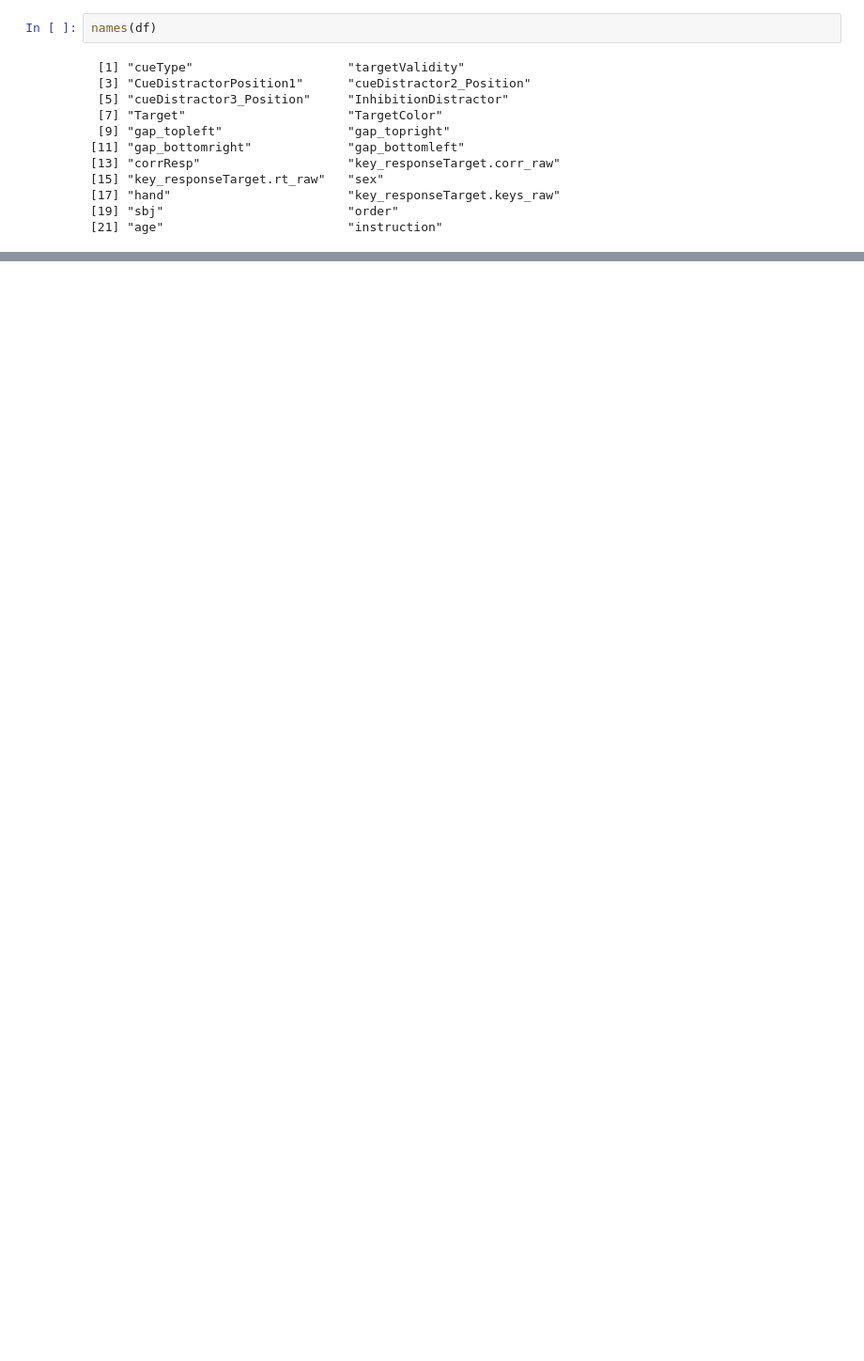
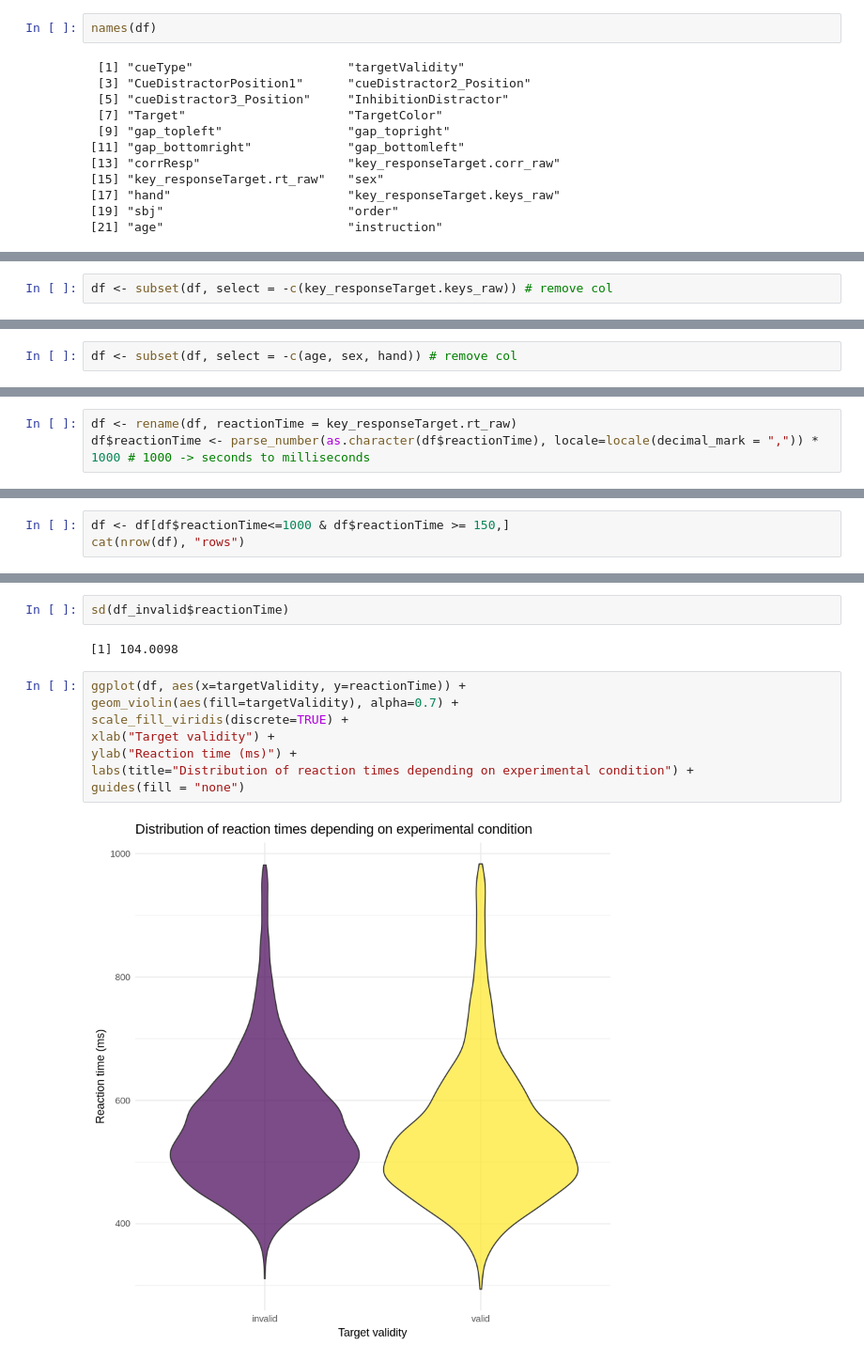
Before and after one commit to dominikpegler/r_analyze_experimental_data, a Jupyter notebook: final_project.ipynb, the cells around one changed output, grey strips where cells are left out. Shown at 94% size. Cells and saved outputs as stored; diff of their text form; blank space fills up the shorter version.

```diff
--- a/final_project.ipynb
+++ b/final_project.ipynb
@@ -52,0 +71,2 @@ nrow(df_correct)
+# %%
+df <- subset(df, select = -c(key_responseTarget.keys_raw)) # remove col
@@ -52,0 +75,2 @@ nrow(df_correct)
+# %%
+df <- subset(df, select = -c(age, sex, hand)) # remove col
@@ -52,0 +79,3 @@ nrow(df_correct)
+# %%
+df <- rename(df, reactionTime = key_responseTarget.rt_raw)
+df$reactionTime <- parse_number(as.character(df$reactionTime), locale=locale(decimal_mark = ",")) * 1000 # 1000 -> seconds to milliseconds
@@ -52,0 +133,3 @@ nrow(df_correct)
+# %%
+df <- df[df$reactionTime<=1000 & df$reactionTime >= 150,]
+cat(nrow(df), "rows")
@@ -52,0 +166,14 @@ nrow(df_correct)
+# %%
+sd(df_invalid$reactionTime)
+# %% [output]
+[1] 104.0098
+# %%
+ggplot(df, aes(x=targetValidity, y=reactionTime)) +
+geom_violin(aes(fill=targetValidity), alpha=0.7) +
+scale_fill_viridis(discrete=TRUE) +
+xlab("Target validity") +
+ylab("Reaction time (ms)") +
+labs(title="Distribution of reaction times depending on experimental condition") +
+guides(fill = "none")
+# %% [output]
+[figure, added]
```
Also changed, not shown: parts of 27 cells of this notebook.
